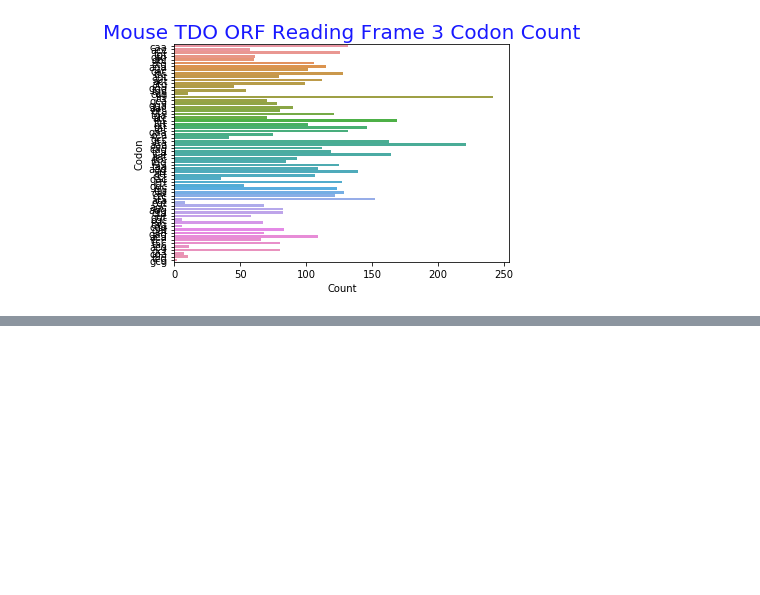
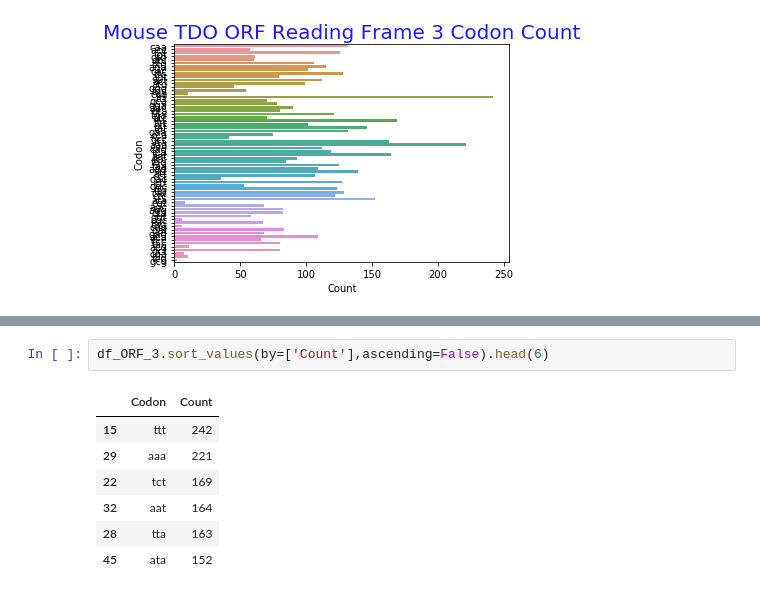
Before and after one commit to swlew369/Bioinformatics_Stuff, a Jupyter notebook: Mouse_TDO.ipynb, the cells around one changed output, grey strips where cells are left out. Drawn from its saved outputs; the diff is of its cells as text; blank space fills up the shorter version.

```diff
--- a/Mouse_TDO.ipynb
+++ b/Mouse_TDO.ipynb
@@ -75,0 +121,10 @@ g.axes.set_title('Mouse TDO ORF Reading Frame 3 Codon Count', fontsize=20,color=
+# %%
+df_ORF_3.sort_values(by=['Count'],ascending=False).head(6)
+# %% [output]
+|  | Codon | Count |
+| 15 | ttt | 242 |
+| 29 | aaa | 221 |
+| 22 | tct | 169 |
+| 32 | aat | 164 |
+| 28 | tta | 163 |
+| 45 | ata | 152 |
```
Also changed, not shown: parts of 6 cells of this notebook.
